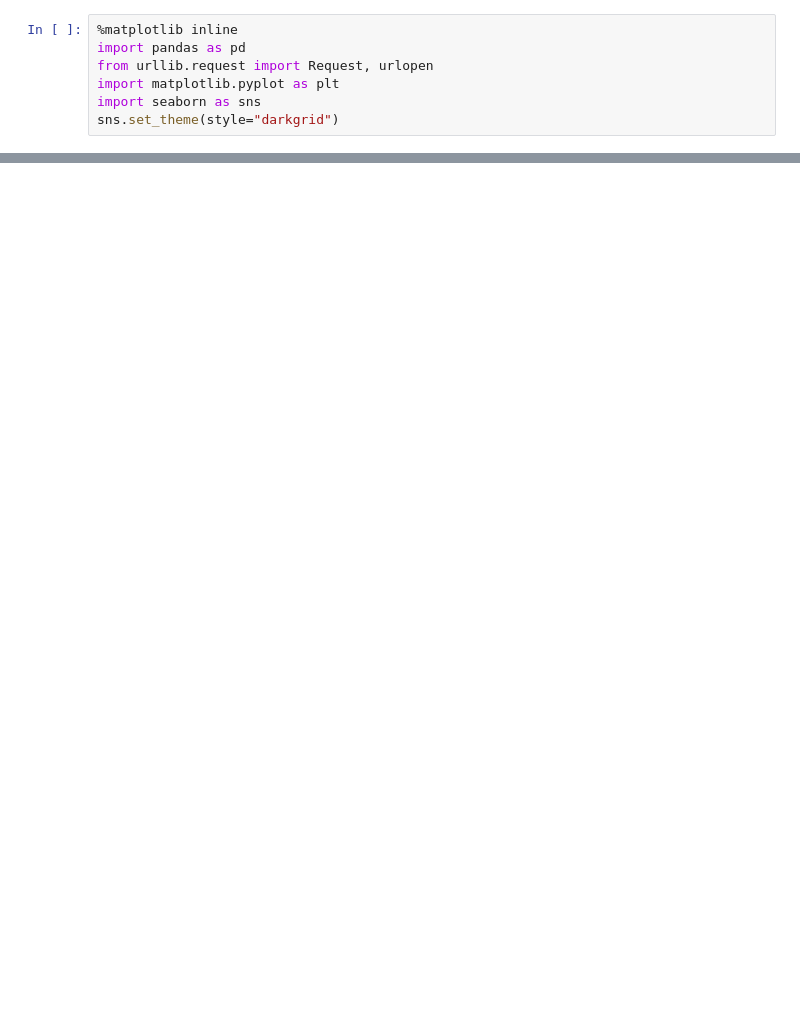
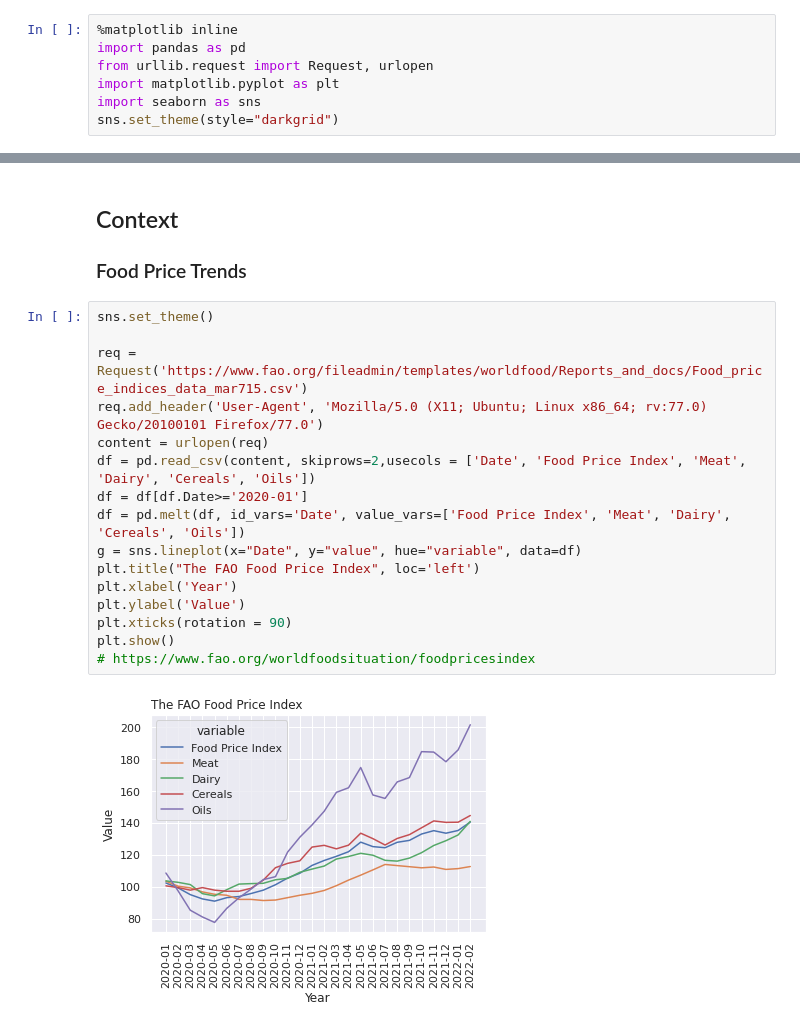
Before and after one commit to EL-BID/analytics_simulation_public_policy_scl, a Jupyter notebook: notebooks/Description.ipynb, the cells around one changed output, grey strips where cells are left out. Cells and saved outputs as stored; diff of their text form; blank space fills up the shorter version.

```diff
--- a/notebooks/Description.ipynb
+++ b/notebooks/Description.ipynb
@@ -215,3 +203,25 @@ shock_population = {'sec_agri': 0}
 |   TTO   	| 2015 	| Continuous Sample Survey of Population (CSSP)                                                 	|           No           	|               Yes              	|    Monthly income   	|
 |   URY   	| 2020 	| Continuous Household Survey (ECH, acronym in Spanish)                                         	|           Yes          	|               Yes              	|    Monthly income   	|
 |   VEN   	| 2021 	| National Survey of Living Conditions (ENCOVI, acronym in   Spanish)                           	|           No           	|               No               	|    Monthly income   	|
+# %% [markdown]
+## Context
+
+### Food Price Trends
+# %%
+sns.set_theme()
+
+req = Request('https://www.fao.org/fileadmin/templates/worldfood/Reports_and_docs/Food_price_indices_data_mar715.csv')
+req.add_header('User-Agent', 'Mozilla/5.0 (X11; Ubuntu; Linux x86_64; rv:77.0) Gecko/20100101 Firefox/77.0')
+content = urlopen(req)
+df = pd.read_csv(content, skiprows=2,usecols = ['Date', 'Food Price Index', 'Meat', 'Dairy', 'Cereals', 'Oils'])
+df = df[df.Date>='2020-01']
+df = pd.melt(df, id_vars='Date', value_vars=['Food Price Index', 'Meat', 'Dairy', 'Cereals', 'Oils'])
+g = sns.lineplot(x="Date", y="value", hue="variable", data=df)
+plt.title("The FAO Food Price Index", loc='left')
+plt.xlabel('Year')
+plt.ylabel('Value')
+plt.xticks(rotation = 90)
+plt.show()
+# https://www.fao.org/worldfoodsituation/foodpricesindex
+# %% [output]
+[figure, added]
```
Also changed, not shown: parts of 1 cell of this notebook, 4 other files.
